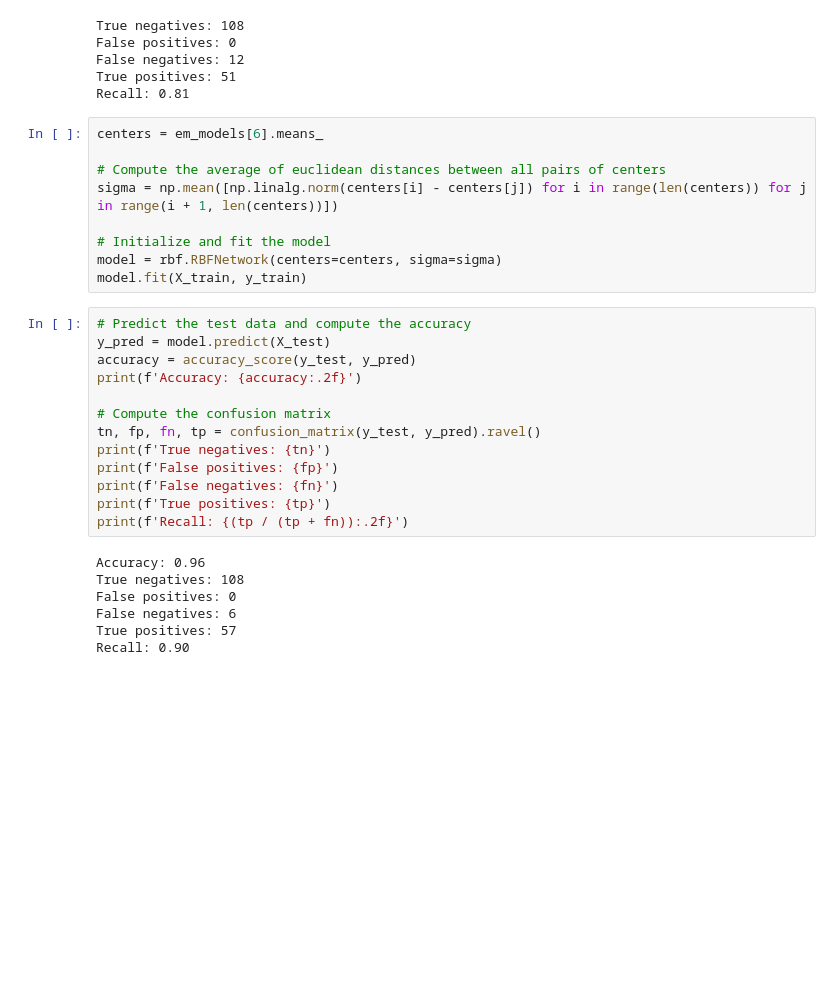
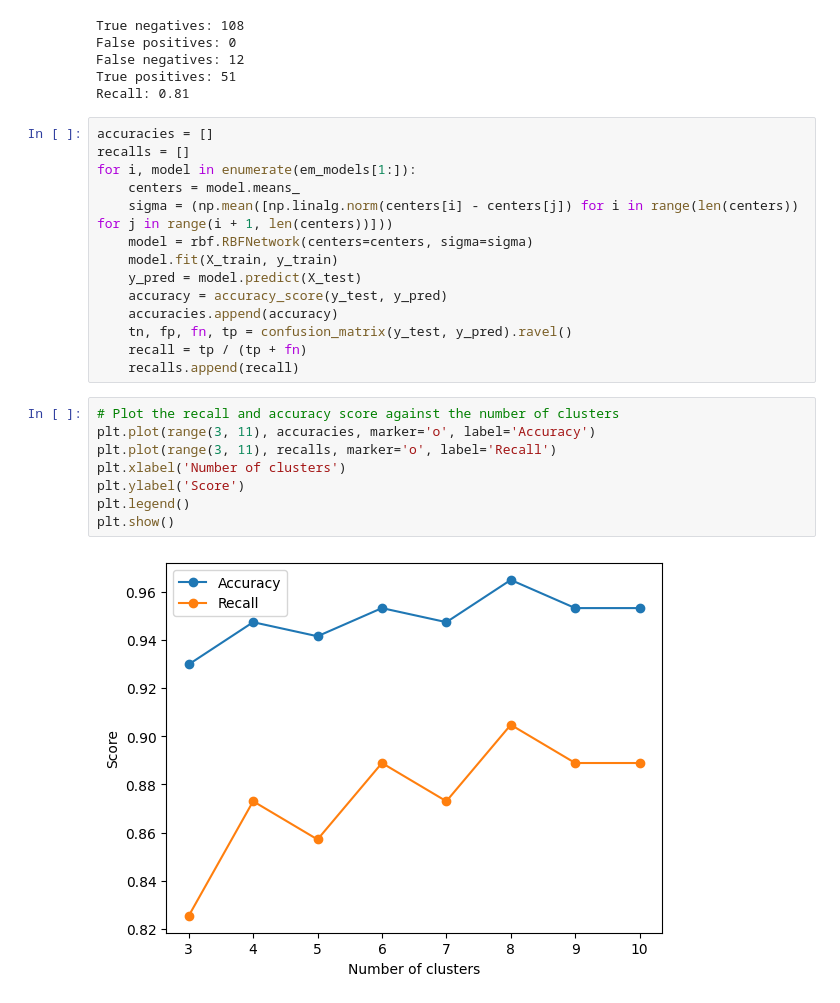
Before and after one commit to guiijose/Machine-Learning, a Jupyter notebook: merit-award/award.ipynb, the cells around one changed output. Drawn from its saved outputs; the diff is of its cells as text; blank space fills up the shorter version.

Commit message:
plot rbf com k diferente

```diff
--- a/merit-award/award.ipynb
+++ b/merit-award/award.ipynb
@@ -208,31 +208,26 @@ False negatives: 12
 True positives: 51
 Recall: 0.81
 # %%
-centers = em_models[6].means_
-
-# Compute the average of euclidean distances between all pairs of centers
-sigma = np.mean([np.linalg.norm(centers[i] - centers[j]) for i in range(len(centers)) for j in range(i + 1, len(centers))])
-
-# Initialize and fit the model
-model = rbf.RBFNetwork(centers=centers, sigma=sigma)
-model.fit(X_train, y_train)
+accuracies = []
+recalls = []
+for i, model in enumerate(em_models[1:]):
+    centers = model.means_
+    sigma = (np.mean([np.linalg.norm(centers[i] - centers[j]) for i in range(len(centers)) for j in range(i + 1, len(centers))]))
+    model = rbf.RBFNetwork(centers=centers, sigma=sigma)
+    model.fit(X_train, y_train)
+    y_pred = model.predict(X_test)
+    accuracy = accuracy_score(y_test, y_pred)
+    accuracies.append(accuracy)
+    tn, fp, fn, tp = confusion_matrix(y_test, y_pred).ravel()
+    recall = tp / (tp + fn)
+    recalls.append(recall)
-# %%
-# Predict the test data and compute the accuracy
-y_pred = model.predict(X_test)
-accuracy = accuracy_score(y_test, y_pred)
-print(f'Accuracy: {accuracy:.2f}')
-
-# Compute the confusion matrix
-tn, fp, fn, tp = confusion_matrix(y_test, y_pred).ravel()
-print(f'True negatives: {tn}')
-print(f'False positives: {fp}')
-print(f'False negatives: {fn}')
-print(f'True positives: {tp}')
-print(f'Recall: {(tp / (tp + fn)):.2f}')
-# %% [output]
-Accuracy: 0.96
-True negatives: 108
-False positives: 0
-False negatives: 6
-True positives: 57
-Recall: 0.90
+# %%
+# Plot the recall and accuracy score against the number of clusters
+plt.plot(range(3, 11), accuracies, marker='o', label='Accuracy')
+plt.plot(range(3, 11), recalls, marker='o', label='Recall')
+plt.xlabel('Number of clusters')
+plt.ylabel('Score')
+plt.legend()
+plt.show()
+# %% [output]
+[figure, added]
```
Also changed, not shown: 1 other file.
